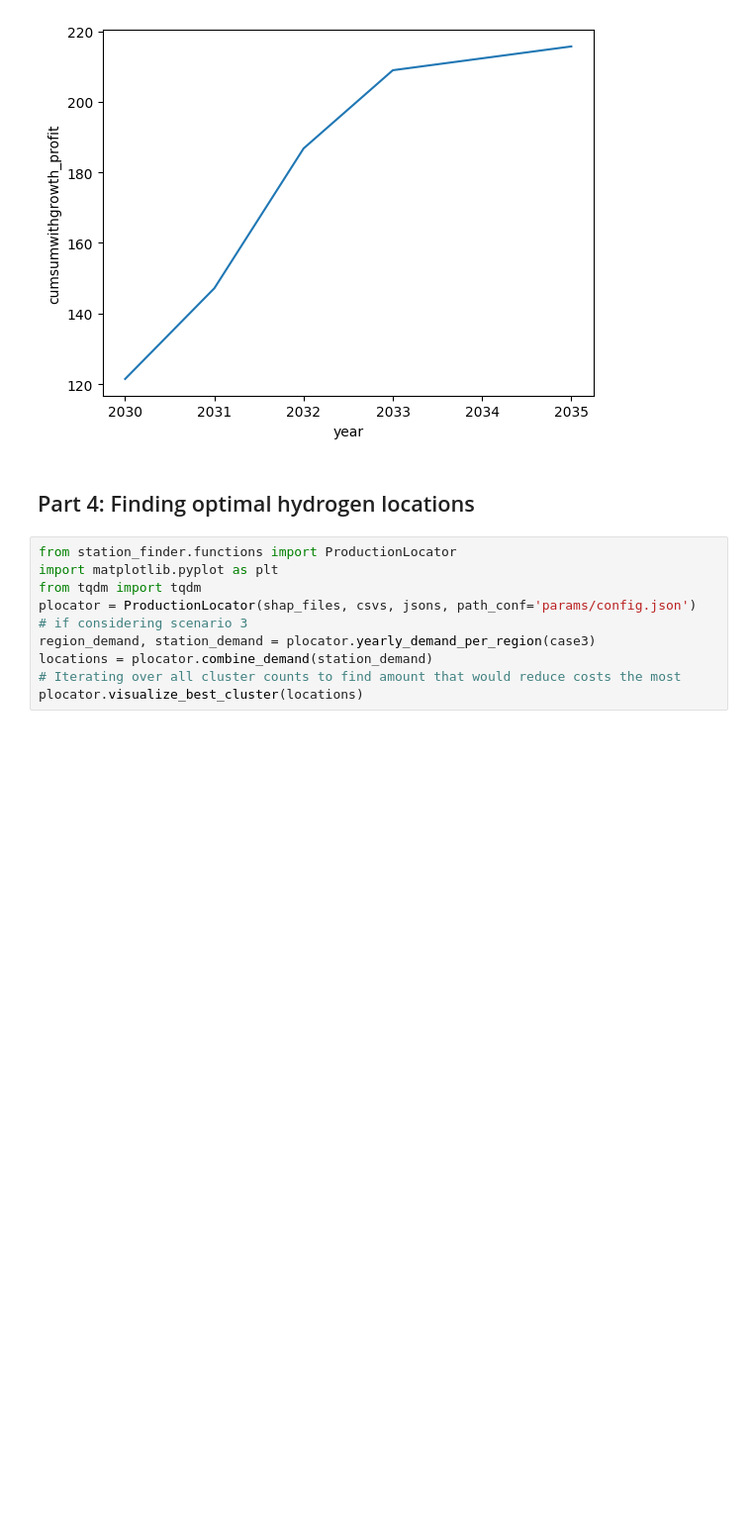
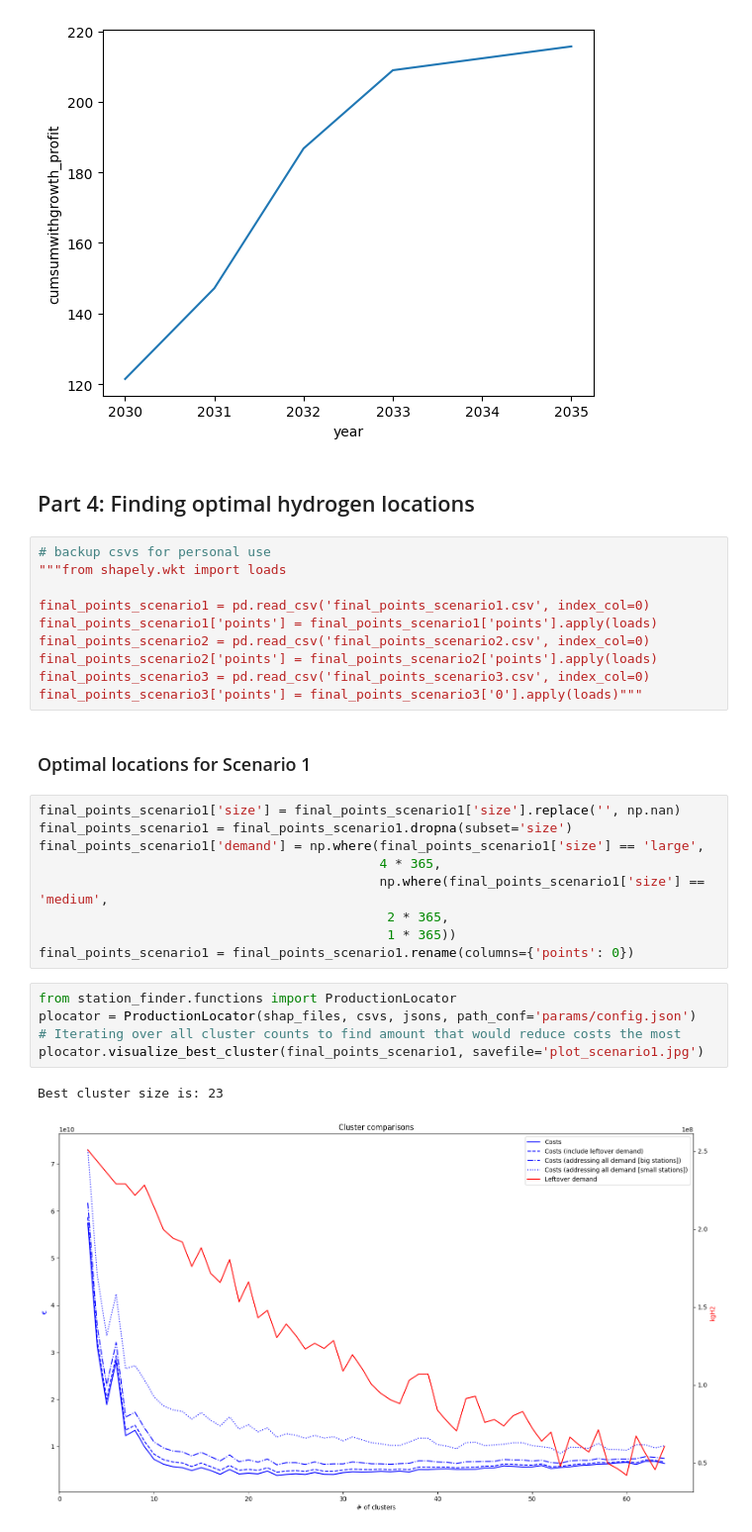
Before and after one commit to Hypatia-II/H2_stations_network, a Jupyter notebook: notebook.ipynb, the cells around one changed output. Shown at 99% size. Saved outputs shown, nothing was run; the diff lists cells and outputs as text; blank space fills up the shorter version.

Commit message:
Part 4 in notebook and visualize object in class

```diff
--- a/notebook.ipynb
+++ b/notebook.ipynb
@@ -405,13 +365,32 @@ Air Liquide will be profitable on year 1 and will breakeven on year 1.
 [figure]
 # %% [markdown]
 ## Part 4: Finding optimal hydrogen locations
+# %%
+# backup csvs for personal use
+"""from shapely.wkt import loads
+
+final_points_scenario1 = pd.read_csv('final_points_scenario1.csv', index_col=0)
+final_points_scenario1['points'] = final_points_scenario1['points'].apply(loads)
+final_points_scenario2 = pd.read_csv('final_points_scenario2.csv', index_col=0)
+final_points_scenario2['points'] = final_points_scenario2['points'].apply(loads)
+final_points_scenario3 = pd.read_csv('final_points_scenario3.csv', index_col=0)
+final_points_scenario3['points'] = final_points_scenario3['0'].apply(loads)"""
+# %% [markdown]
+### Optimal locations for Scenario 1
+# %%
+final_points_scenario1['size'] = final_points_scenario1['size'].replace('', np.nan)
+final_points_scenario1 = final_points_scenario1.dropna(subset='size')
+final_points_scenario1['demand'] = np.where(final_points_scenario1['size'] == 'large',
+                                            4 * 365,
+                                            np.where(final_points_scenario1['size'] == 'medium',
+                                             2 * 365,
+                                             1 * 365))
+final_points_scenario1 = final_points_scenario1.rename(columns={'points': 0})
 # %%
 from station_finder.functions import ProductionLocator
-import matplotlib.pyplot as plt
-from tqdm import tqdm
 plocator = ProductionLocator(shap_files, csvs, jsons, path_conf='params/config.json')
-# if considering scenario 3
-region_demand, station_demand = plocator.yearly_demand_per_region(case3)
-locations = plocator.combine_demand(station_demand)
 # Iterating over all cluster counts to find amount that would reduce costs the most
-plocator.visualize_best_cluster(locations)
+plocator.visualize_best_cluster(final_points_scenario1, savefile='plot_scenario1.jpg')
+# %% [output]
+Best cluster size is: 23
+[figure, added]
```
Also changed, not shown: parts of 19 cells of this notebook, 1 other file.
